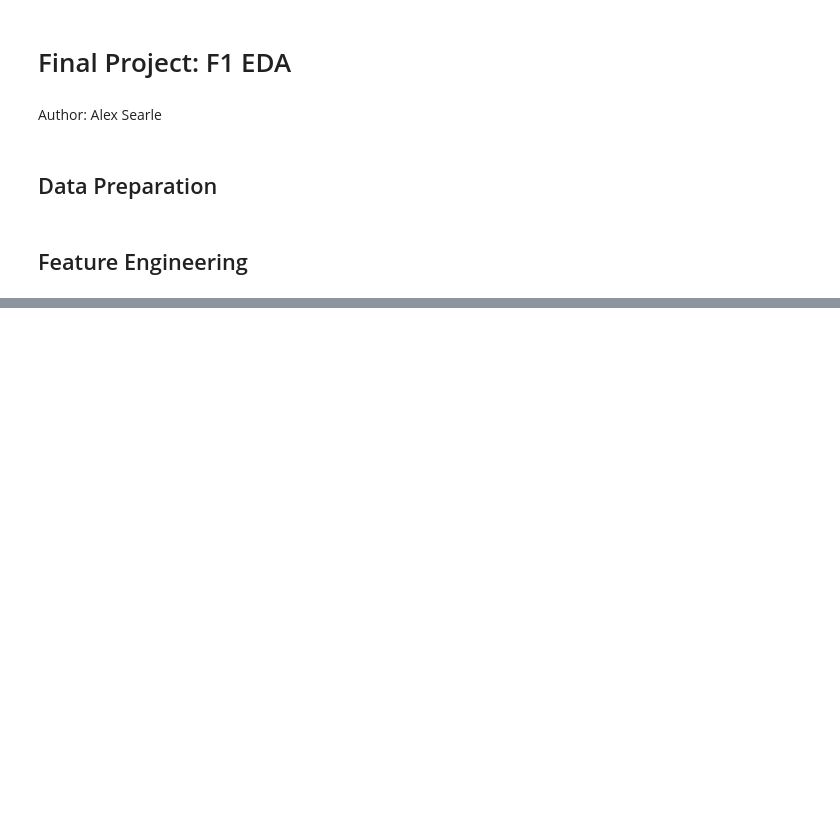
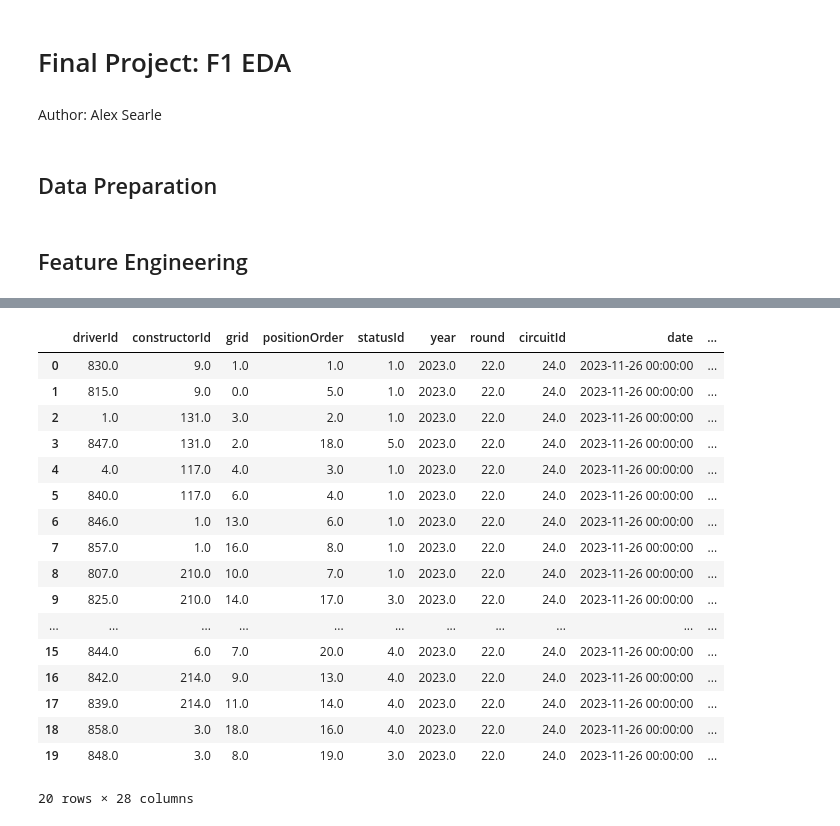
Before and after one commit to BoSsHoGaLeX66/F1Prediction, a Jupyter notebook: EDAF1FinalProject.ipynb, the cells around one changed output, grey strips where cells are left out. Drawn from its saved outputs; the diff is of its cells as text; code cells hidden in the pictures; blank space fills up the shorter version.

```diff
--- a/EDAF1FinalProject.ipynb
+++ b/EDAF1FinalProject.ipynb
@@ -78,4 +78,4 @@ def percent_wins_at_circuit(row, df):
 # %%
-results_df['percent_wins_at_circuit'] = results_df.apply(percent_wins_at_circuit, axis=1, args=(results_df,))
+results_df['percent_wins_at_circuit'] = results_df.swifter.apply(percent_wins_at_circuit, axis=1, args=(results_df,))
 # %%
 results_df.sort_values(['year', 'round'], ascending=False, inplace=True, ignore_index=True)
@@ -109,4 +89,6 @@ def races_since_last_win(row, df):
         current_race_index = df.index[(df.date == row.date) & (df.driverId == row.driverId)].to_list()[0]
         return df.iloc[current_race_index:last_win_index][df.driverId == row.driverId].date.count()
 # %%
-results_df['races_since_last_win'] = results_df.apply(races_since_last_win, axis=1, args=(results_df,))
+results_df['races_since_last_win'] = results_df.swifter.apply(races_since_last_win, axis=1, args=(results_df,))
+# %%
+results_df.drop(columns=['time', 'url'], inplace=True)
@@ -113,8 +115,28 @@ results_df['races_since_last_win'] = results_df.apply(races_since_last_win, axis
 # %%
 lag_df = results_df.copy()
 lag_df['year'] = lag_df['year'] + 1
-results_df = pd.merge(results_df, lag_df[['top3_driver_season_percentage', 'driver_avg_finish_pos_season', 'Constructor_Top3_Percent','year', 'round']],on=['year', 'round'], how='inner', suffixes=('', 'lag'))
-one_race_lag_df = results_df.copy()
-one_race_lag_df.index = one_race_lag_df.index + 1
-results_df = pd.merge(results_df, one_race_lag_df[['wins_driver', 'position_driver', 'position_constructor', 'wins_constructor', 'year', 'round']], on=['year', 'round'], how='inner', suffixes=('drop', ''))
-results_df.head(20)
+results_df = results_df.merge(lag_df[['top3_driver_season_percentage', 'driver_avg_finish_pos_season', 'Constructor_Top3_Percent','year', 'round', 'driverId']],on=['year', 'round', 'driverId'], how='left', suffixes=('', '_lag'))
+# %%
+one_race_lag_df = results_df.copy()
+one_race_lag_df.index = one_race_lag_df.index + 1
+results_df = pd.merge(results_df, one_race_lag_df[['position_driver', 'position_constructor', 'year', 'round', 'driverId']], on=['year', 'round', 'driverId'], how='left', suffixes=('_drop', ''))
+results_df.head(20)
+# %% [output]
+|  | driverId | constructorId | grid | positionOrder | statusId | year | round | circuitId | date | ... |
+| 0 | 830.0 | 9.0 | 1.0 | 1.0 | 1.0 | 2023.0 | 22.0 | 24.0 | 2023-11-26 00:00:00 | ... |
+| 1 | 815.0 | 9.0 | 0.0 | 5.0 | 1.0 | 2023.0 | 22.0 | 24.0 | 2023-11-26 00:00:00 | ... |
+| 2 | 1.0 | 131.0 | 3.0 | 2.0 | 1.0 | 2023.0 | 22.0 | 24.0 | 2023-11-26 00:00:00 | ... |
+| 3 | 847.0 | 131.0 | 2.0 | 18.0 | 5.0 | 2023.0 | 22.0 | 24.0 | 2023-11-26 00:00:00 | ... |
+| 4 | 4.0 | 117.0 | 4.0 | 3.0 | 1.0 | 2023.0 | 22.0 | 24.0 | 2023-11-26 00:00:00 | ... |
+| 5 | 840.0 | 117.0 | 6.0 | 4.0 | 1.0 | 2023.0 | 22.0 | 24.0 | 2023-11-26 00:00:00 | ... |
+| 6 | 846.0 | 1.0 | 13.0 | 6.0 | 1.0 | 2023.0 | 22.0 | 24.0 | 2023-11-26 00:00:00 | ... |
+| 7 | 857.0 | 1.0 | 16.0 | 8.0 | 1.0 | 2023.0 | 22.0 | 24.0 | 2023-11-26 00:00:00 | ... |
+| 8 | 807.0 | 210.0 | 10.0 | 7.0 | 1.0 | 2023.0 | 22.0 | 24.0 | 2023-11-26 00:00:00 | ... |
+| 9 | 825.0 | 210.0 | 14.0 | 17.0 | 3.0 | 2023.0 | 22.0 | 24.0 | 2023-11-26 00:00:00 | ... |
+| ... | ... | ... | ... | ... | ... | ... | ... | ... | ... | ... |
+| 15 | 844.0 | 6.0 | 7.0 | 20.0 | 4.0 | 2023.0 | 22.0 | 24.0 | 2023-11-26 00:00:00 | ... |
+| 16 | 842.0 | 214.0 | 9.0 | 13.0 | 4.0 | 2023.0 | 22.0 | 24.0 | 2023-11-26 00:00:00 | ... |
+| 17 | 839.0 | 214.0 | 11.0 | 14.0 | 4.0 | 2023.0 | 22.0 | 24.0 | 2023-11-26 00:00:00 | ... |
+| 18 | 858.0 | 3.0 | 18.0 | 16.0 | 4.0 | 2023.0 | 22.0 | 24.0 | 2023-11-26 00:00:00 | ... |
+| 19 | 848.0 | 3.0 | 8.0 | 19.0 | 3.0 | 2023.0 | 22.0 | 24.0 | 2023-11-26 00:00:00 | ... |
+20 rows × 28 columns
```
Also changed, not shown: parts of 6 cells of this notebook.
